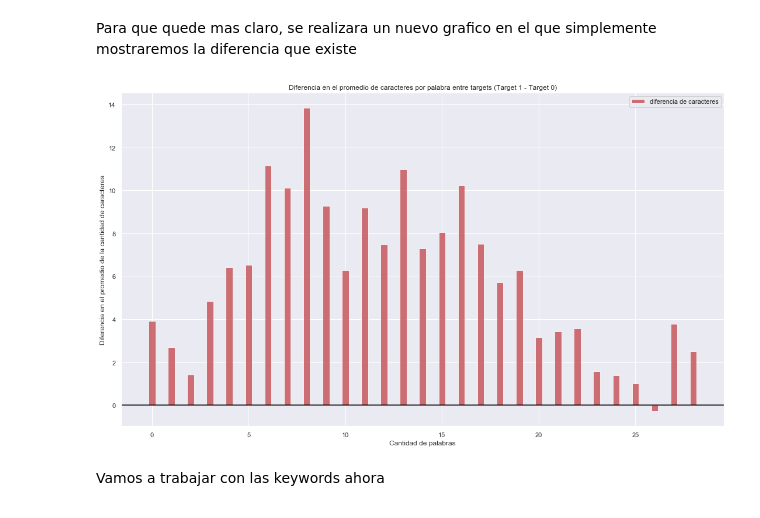
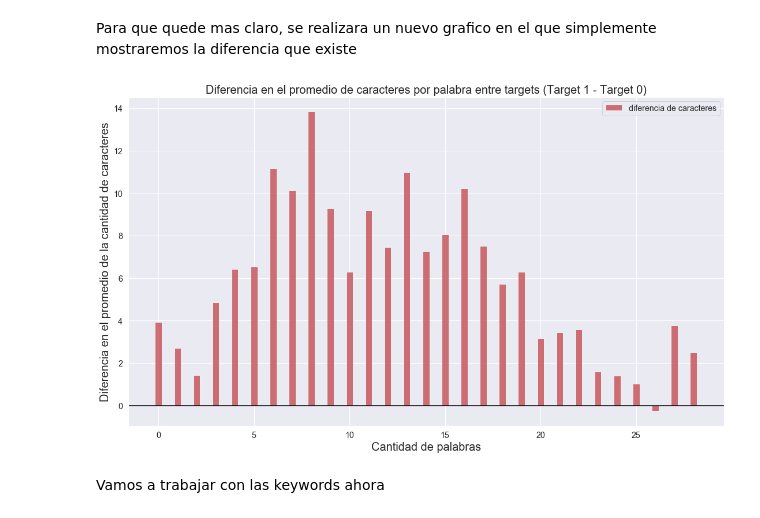
Before and after one commit to yuquimura/Trabajo-Practico-1, a Jupyter notebook: notebooks/Analisis Exploratorio Brian.ipynb, the cells around one changed output. Drawn from its saved outputs; the diff is of its cells as text; code cells hidden in the pictures.

```diff
--- a/notebooks/Analisis Exploratorio Brian.ipynb
+++ b/notebooks/Analisis Exploratorio Brian.ipynb
@@ -134,5 +121,6 @@ eventsData['cantidadDeCaracteres'] = eventsData['text'].apply(lambda x: len(x)-x
 eventsDataAux = eventsData[['cantidadDeCaracteres','cantidadDePalabras','target']]
 fig = plt.gcf()
 fig.set_size_inches(12, 8)
+sns.set(font_scale=1.3)
 ax = sns.scatterplot(x="cantidadDePalabras", y="cantidadDeCaracteres",hue ='target',style ='target', data=eventsDataAux)
 # %% [output]
@@ -213,24 +201,24 @@ eventsDataMix = eventsDataMix[['diferencia_de_caracteres']]
 # %%
 #Grafico en cuestion
 fig, ax = plt.subplots()
 fig.set_size_inches(18.5, 10.5)
 index = np.arange(len(eventsDataMix.index))
 bar_width = 0.35
 opacity = 0.8
 
 rects1 = plt.bar(index,
                  eventsDataMix['diferencia_de_caracteres'],
                  bar_width,
                  alpha=opacity,
                  color='r',
                  label='diferencia de caracteres')
-plt.xlabel('Cantidad de palabras')
-plt.ylabel('Diferencia en el promedio de la cantidad de caracteres')
-plt.title('Diferencia en el promedio de caracteres por palabra entre targets (Target 1 - Target 0)')
+plt.xlabel('Cantidad de palabras',size = 20)
+plt.ylabel('Diferencia en el promedio de la cantidad de caracteres',size =20)
+plt.title('Diferencia en el promedio de caracteres por palabra entre targets (Target 1 - Target 0)',size = 20)
 plt.axhline(0, color='black')
 plt.legend()
 plt.show()
 # %% [output]
-[figure, old version]
+[figure, new version]
 # %% [markdown]
 Vamos a trabajar con las keywords ahora
```
Also changed, not shown: parts of 19 cells of this notebook.
